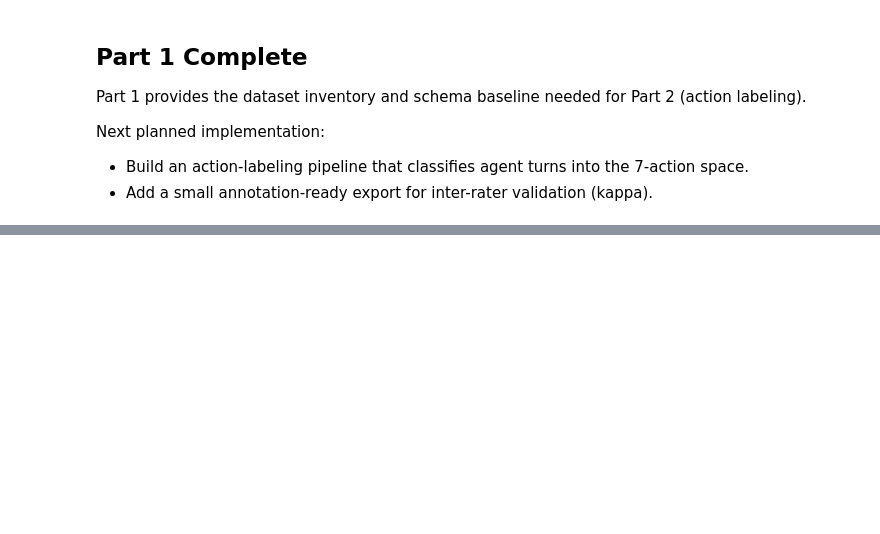
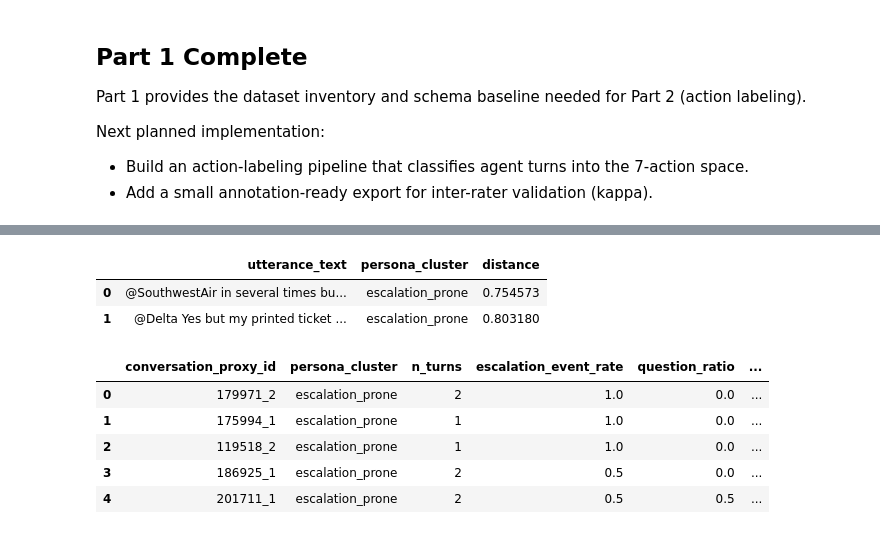
Before and after one commit to asp616848/AdaptiveBandit--Contextual-Bandits-for-Real-Time-Decision-Support-in-Customer-Service, a Jupyter notebook: Simulation/simulation_implementation_parts.ipynb, the cells around one changed output, grey strips where cells are left out. Cells and saved outputs as stored; diff of their text form; code cells hidden in the pictures; blank space fills up the shorter version.

```diff
--- a/Simulation/simulation_implementation_parts.ipynb
+++ b/Simulation/simulation_implementation_parts.ipynb
@@ -504,0 +863,13 @@ Output folder:
+# %%
+from sklearn.feature_extraction.text import TfidfVectorizer
+from sklearn.neighbors import NearestNeighbors
+import joblib
+
+PART4_DIR = ROOT / "Simulation" / "artifacts" / "part4_rag_indices"
+PART4_DIR.mkdir(parents=True, exist_ok=True)
+
+# Keep index sizes practical while preserving signal diversity.
+MAX_TURN_INDEX_ROWS = 150000
+MAX_CONV_INDEX_ROWS = 80000
+
+print("Part 4 output dir:", PART4_DIR)
@@ -504,0 +1012,53 @@ Output folder:
+# %%
+# ---------- Retrieval Helper Functions ----------
+def retrieve_similar_turns(query_text, persona_filter=None, k=5):
+    q = turn_vectorizer.transform([clean_text(query_text)])
+    distances, indices = turn_nn.kneighbors(q, n_neighbors=min(50, len(turn_meta_idx)))
+
+    cand = turn_meta_idx.iloc[indices[0]].copy()
+    cand["distance"] = distances[0]
+
+    if persona_filter is not None:
+        cand = cand[cand["persona_cluster"].astype(str).str.lower() == str(persona_filter).lower()]
+
+    return cand.sort_values("distance").head(k).reset_index(drop=True)
+
+
+def retrieve_similar_conversations(query_text, persona_hint=None, k=5):
+    q = conv_vectorizer.transform([clean_text(query_text)])
+    distances, indices = conv_nn.kneighbors(q, n_neighbors=min(50, len(conv_idx_df)))
+
+    cand = conv_idx_df.iloc[indices[0]].copy()
+    cand["distance"] = distances[0]
+
+    if persona_hint is not None:
+        cand = cand[cand["persona_cluster"].astype(str).str.lower() == str(persona_hint).lower()]
+
+    cols = [
+        "conversation_proxy_id", "persona_cluster", "n_turns", "escalation_event_rate",
+        "question_ratio", "cluster_confidence", "distance", "convo_text"
+    ]
+    cols = [c for c in cols if c in cand.columns]
+    return cand[cols].sort_values("distance").head(k).reset_index(drop=True)
+
+
+# Quick sanity checks
+turn_demo = retrieve_similar_turns(
+    query_text="my order still has not arrived and nobody is helping", persona_filter="escalation_prone", k=5
+)
+conv_demo = retrieve_similar_conversations(
+    query_text="customer angry wants manager and quick resolution", persona_hint="escalation_prone", k=5
+)
+
+display(turn_demo[["utterance_text", "persona_cluster", "distance"]])
+display(conv_demo)
+# %% [output]
+|  | utterance_text | persona_cluster | distance |
+| 0 | @SouthwestAir in several times bu... | escalation_prone | 0.754573 |
+| 1 | @Delta Yes but my printed ticket ... | escalation_prone | 0.803180 |
+|  | conversation_proxy_id | persona_cluster | n_turns | escalation_event_rate | question_ratio | ... |
+| 0 | 179971_2 | escalation_prone | 2 | 1.0 | 0.0 | ... |
+| 1 | 175994_1 | escalation_prone | 1 | 1.0 | 0.0 | ... |
+| 2 | 119518_2 | escalation_prone | 1 | 1.0 | 0.0 | ... |
+| 3 | 186925_1 | escalation_prone | 2 | 0.5 | 0.0 | ... |
+| 4 | 201711_1 | escalation_prone | 2 | 0.5 | 0.5 | ... |
```
Also changed, not shown: parts of 18 cells of this notebook, 20 other files.
